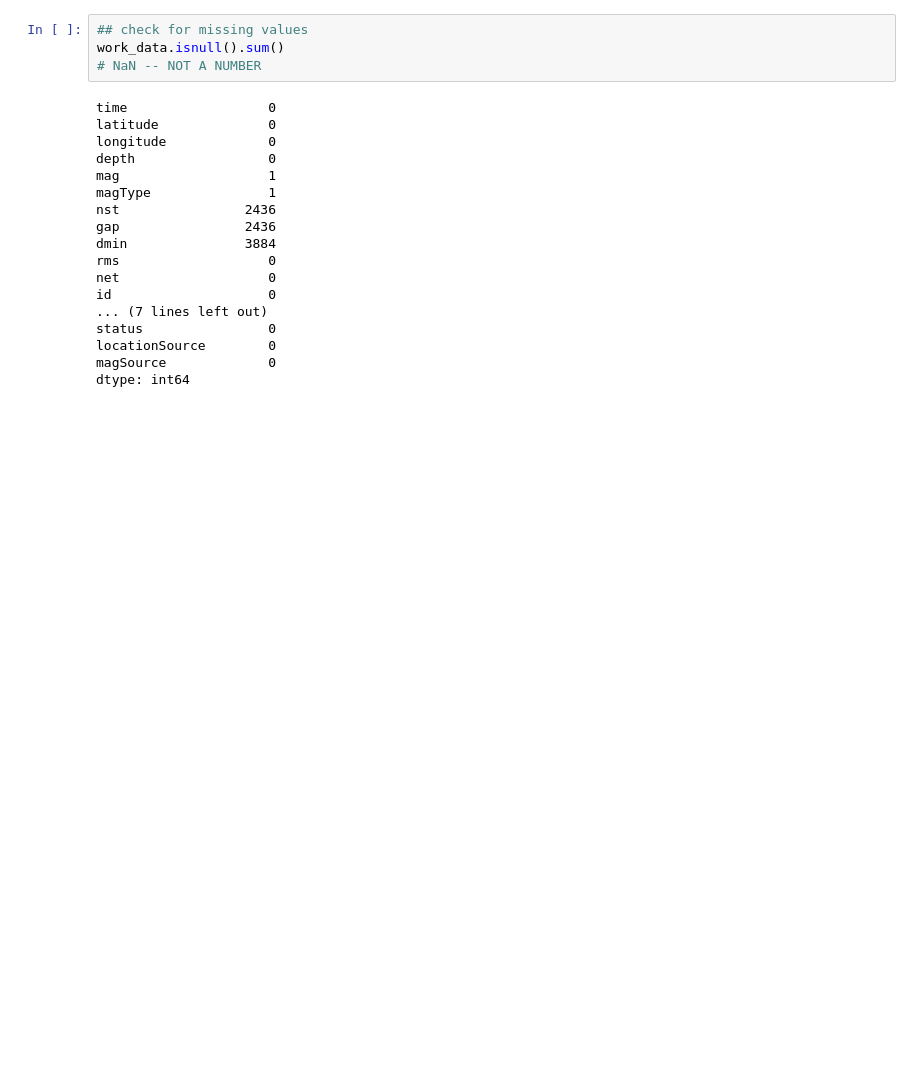
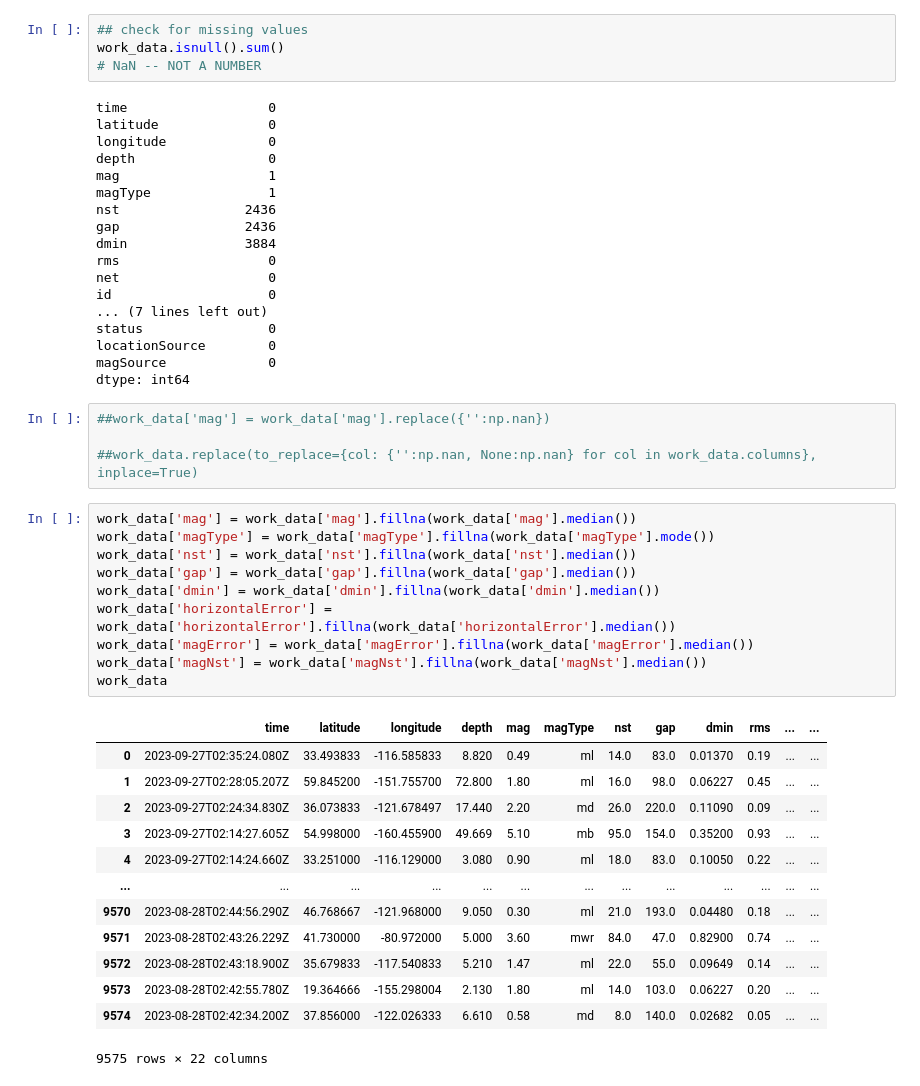
Before and after one commit to vickyogo/Developer-Academy, a Jupyter notebook: wk3earthquake.ipynb, the cells around one changed output. Saved outputs shown, nothing was run; the diff lists cells and outputs as text; blank space fills up the shorter version.

```diff
--- a/wk3earthquake.ipynb
+++ b/wk3earthquake.ipynb
@@ -81,3 +81,31 @@ status                0
 locationSource        0
 magSource             0
 dtype: int64
+# %%
+##work_data['mag'] = work_data['mag'].replace({'':np.nan})
+
+##work_data.replace(to_replace={col: {'':np.nan, None:np.nan} for col in work_data.columns}, inplace=True)
+# %%
+work_data['mag'] = work_data['mag'].fillna(work_data['mag'].median())
+work_data['magType'] = work_data['magType'].fillna(work_data['magType'].mode())
+work_data['nst'] = work_data['nst'].fillna(work_data['nst'].median())
+work_data['gap'] = work_data['gap'].fillna(work_data['gap'].median())
+work_data['dmin'] = work_data['dmin'].fillna(work_data['dmin'].median())
+work_data['horizontalError'] = work_data['horizontalError'].fillna(work_data['horizontalError'].median())
+work_data['magError'] = work_data['magError'].fillna(work_data['magError'].median())
+work_data['magNst'] = work_data['magNst'].fillna(work_data['magNst'].median())
+work_data
+# %% [output]
+|  | time | latitude | longitude | depth | mag | magType | nst | gap | dmin | rms | ... | ... |
+| 0 | 2023-09-27T02:35:24.080Z | 33.493833 | -116.585833 | 8.820 | 0.49 | ml | 14.0 | 83.0 | 0.01370 | 0.19 | ... | ... |
+| 1 | 2023-09-27T02:28:05.207Z | 59.845200 | -151.755700 | 72.800 | 1.80 | ml | 16.0 | 98.0 | 0.06227 | 0.45 | ... | ... |
+| 2 | 2023-09-27T02:24:34.830Z | 36.073833 | -121.678497 | 17.440 | 2.20 | md | 26.0 | 220.0 | 0.11090 | 0.09 | ... | ... |
+| 3 | 2023-09-27T02:14:27.605Z | 54.998000 | -160.455900 | 49.669 | 5.10 | mb | 95.0 | 154.0 | 0.35200 | 0.93 | ... | ... |
+| 4 | 2023-09-27T02:14:24.660Z | 33.251000 | -116.129000 | 3.080 | 0.90 | ml | 18.0 | 83.0 | 0.10050 | 0.22 | ... | ... |
+| ... | ... | ... | ... | ... | ... | ... | ... | ... | ... | ... | ... | ... |
+| 9570 | 2023-08-28T02:44:56.290Z | 46.768667 | -121.968000 | 9.050 | 0.30 | ml | 21.0 | 193.0 | 0.04480 | 0.18 | ... | ... |
+| 9571 | 2023-08-28T02:43:26.229Z | 41.730000 | -80.972000 | 5.000 | 3.60 | mwr | 84.0 | 47.0 | 0.82900 | 0.74 | ... | ... |
+| 9572 | 2023-08-28T02:43:18.900Z | 35.679833 | -117.540833 | 5.210 | 1.47 | ml | 22.0 | 55.0 | 0.09649 | 0.14 | ... | ... |
+| 9573 | 2023-08-28T02:42:55.780Z | 19.364666 | -155.298004 | 2.130 | 1.80 | ml | 14.0 | 103.0 | 0.06227 | 0.20 | ... | ... |
+| 9574 | 2023-08-28T02:42:34.200Z | 37.856000 | -122.026333 | 6.610 | 0.58 | md | 8.0 | 140.0 | 0.02682 | 0.05 | ... | ... |
+9575 rows × 22 columns
```
Also changed, not shown: parts of 5 cells of this notebook, 1 other file.
